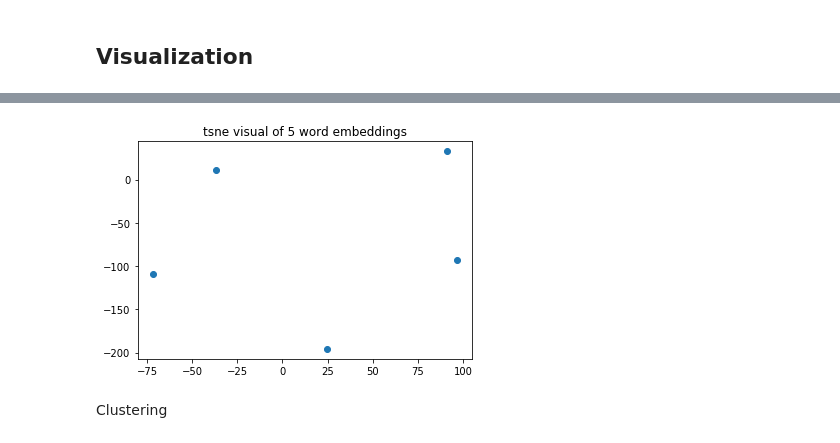
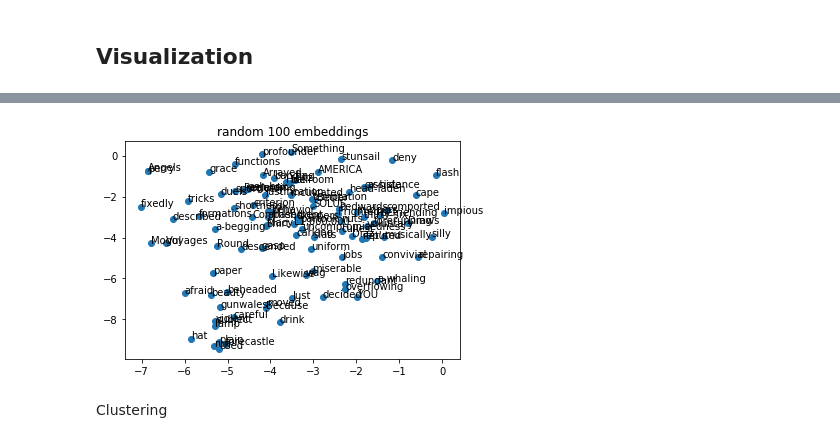
Before and after one commit to sul-cidr/dh2018-word-vector-workshops, a Jupyter notebook: part1.ipynb, the cells around one changed output, grey strips where cells are left out. Saved outputs shown, nothing was run; the diff lists cells and outputs as text; code cells hidden in the pictures.

```diff
--- a/part1.ipynb
+++ b/part1.ipynb
@@ -690,3 +745,9 @@ t-sne
 # %%
 from sklearn.manifold import TSNE
 tsne = TSNE(n_components=2) #n-components = reduced dimensions
+# %%
+#Let's make a matrix of random words
+random_indices = np.random.choice(len(v), 100, replace=False)
+select_matrix = X[random_indices]
+lookup = {val:key for key,val in v.items()}
+labels = [lookup[w] for w in random_indices]
@@ -695,10 +791,15 @@ embed = tsne.fit_transform(select_matrix)
 # %%
 random_x, random_y = zip(*embed)
-plt.scatter(random_x,random_y)
-plt.title("tsne visual of 5 word embeddings")
+fig, ax = plt.subplots()
+ax.scatter(random_x, random_y)
+
+for _, lab in enumerate(labels):
+    ax.annotate(lab, (random_x[_], random_y[_]))
+
+plt.title("random 100 embeddings")
 plt.show()
 # %% [output]
-[figure, old version]
+[figure, new version]
 # %% [markdown]
 Clustering
 # %%
```
Also changed, not shown: parts of 46 cells of this notebook.
